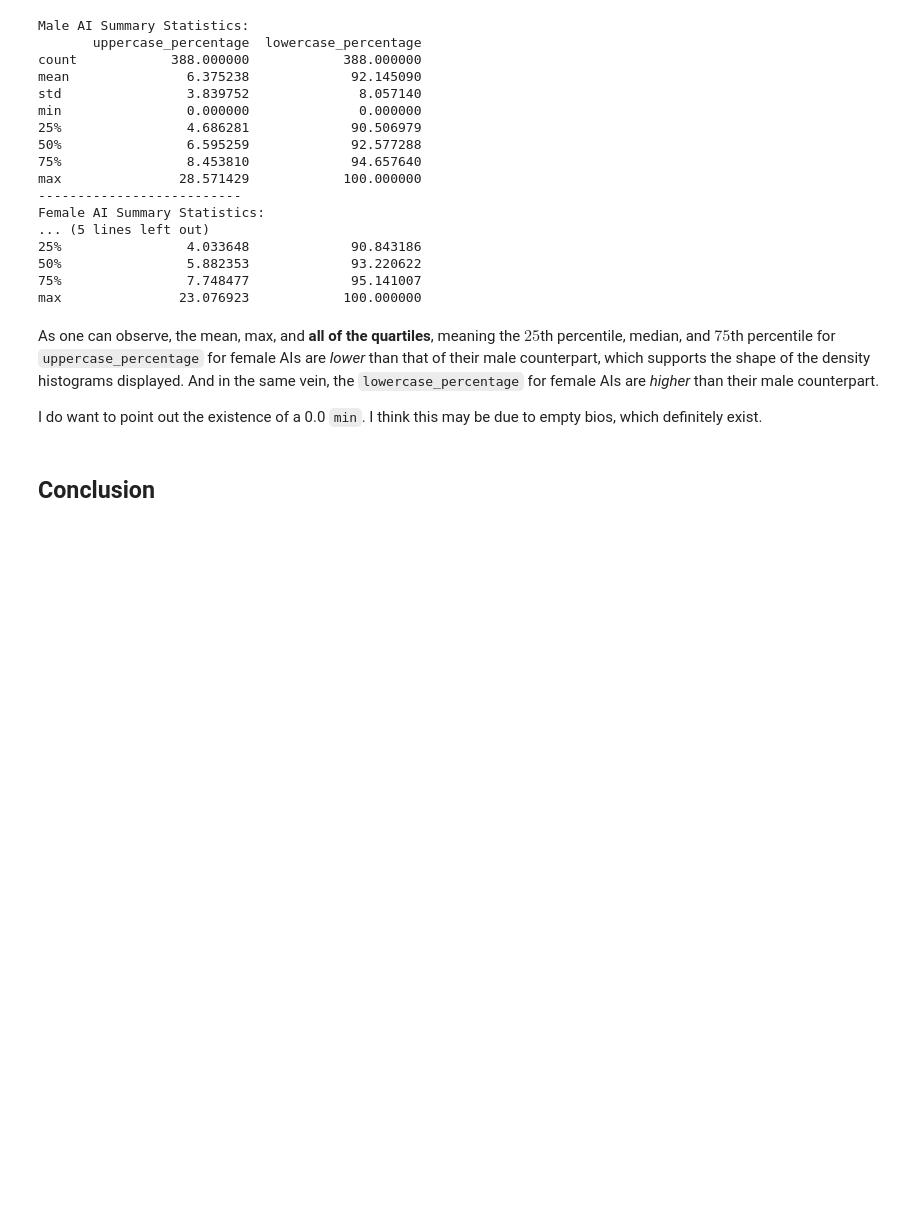
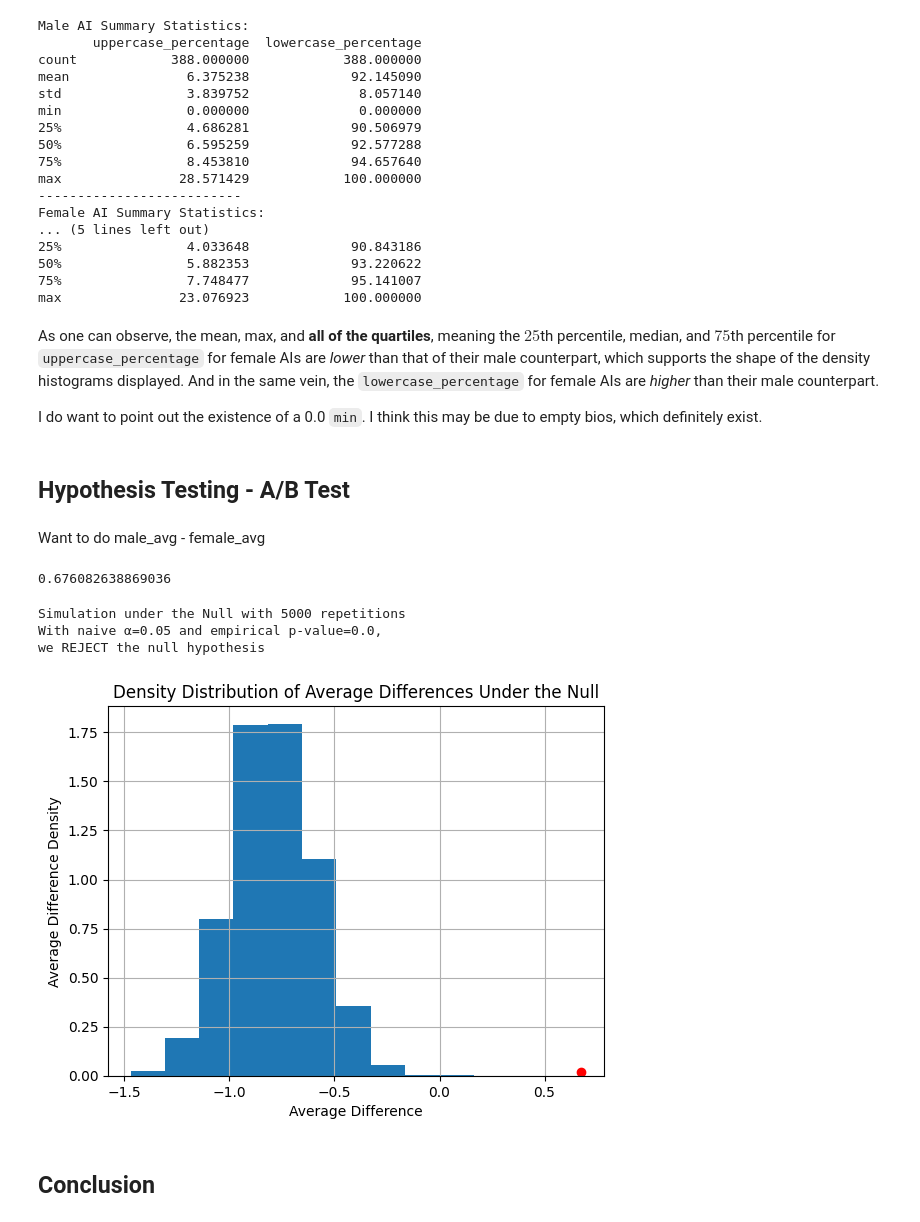
Before and after one commit to dnhuang/gender-proper-case-usage, a Jupyter notebook: analysis.ipynb, the cells around one changed output. Saved outputs shown, nothing was run; the diff lists cells and outputs as text; code cells hidden in the pictures; blank space fills up the shorter version.

Commit message:
Perform A/B test

```diff
--- a/analysis.ipynb
+++ b/analysis.ipynb
@@ -550,11 +551,13 @@ Lastly, I want to compare summary statistics of male vs female AI LCPC, or their
 # %%
 # summary statistics for male AI LCPC
 print('Male AI Summary Statistics:')
-print(ai_61a_df[ai_61a_df['gender']=='male'][['uppercase_percentage', 'lowercase_percentage']].describe(), end='\n--------------------------\n')
+male_summary_stats = ai_61a_df[ai_61a_df['gender']=='male'][['uppercase_percentage', 'lowercase_percentage']].describe()
+print(male_summary_stats, end='\n--------------------------\n')
 
 # summary statistics for female AI LCPC
 print('Female AI Summary Statistics:')
-print(ai_61a_df[ai_61a_df['gender']=='female'][['uppercase_percentage', 'lowercase_percentage']].describe())
+female_summary_stats = ai_61a_df[ai_61a_df['gender']=='female'][['uppercase_percentage', 'lowercase_percentage']].describe()
+print(female_summary_stats)
 # %% [output]
 Male AI Summary Statistics:
        uppercase_percentage  lowercase_percentage
@@ -577,3 +580,16 @@ max               23.076923            100.000000
 As one can observe, the mean, max, and **all of the quartiles**, meaning the $25$th percentile, median, and $75$th percentile for `uppercase_percentage` for female AIs are *lower* than that of their male counterpart, which supports the shape of the density histograms displayed. And in the same vein, the `lowercase_percentage` for female AIs are *higher* than their male counterpart.
 
 I do want to point out the existence of a 0.0 `min`. I think this may be due to empty bios, which definitely exist.
+# %% [markdown]
+## Hypothesis Testing - A/B Test
+# %% [markdown]
+Want to do male_avg - female_avg
+# %%
+# Extrapolate uppercase percentage means from summary stats
+male_uppercase_percentage_mean = male_summary_stats['uppercase_percentage']['mean']
+female_uppercase_percentage_mean = female_summary_stats['uppercase_percentage']['mean']
+
+obs_diff = male_uppercase_percentage_mean - female_uppercase_percentage_mean
+obs_diff
+# %% [output]
+0.676082638869036
@@ -580,3 +637,14 @@ I do want to point out the existence of a 0.0 `min`. I think this may be due to
+# %%
+# Suppress SwettingwithCopyWarning
+pd.set_option('mode.chained_assignment', None)
+
+# Perform the A/B test
+empirical_p = ab_test(ai_61a_df, 'uppercase_percentage', 'gender', 5000, obs_diff, 0.05)
+# %% [output]
+Simulation under the Null with 5000 repetitions
+With naive α=0.05 and empirical p-value=0.0,
+we REJECT the null hypothesis
+[figure, added]
 # %% [markdown]
 ## Conclusion
 # %% [markdown]
```
Also changed, not shown: parts of 2 cells of this notebook.
